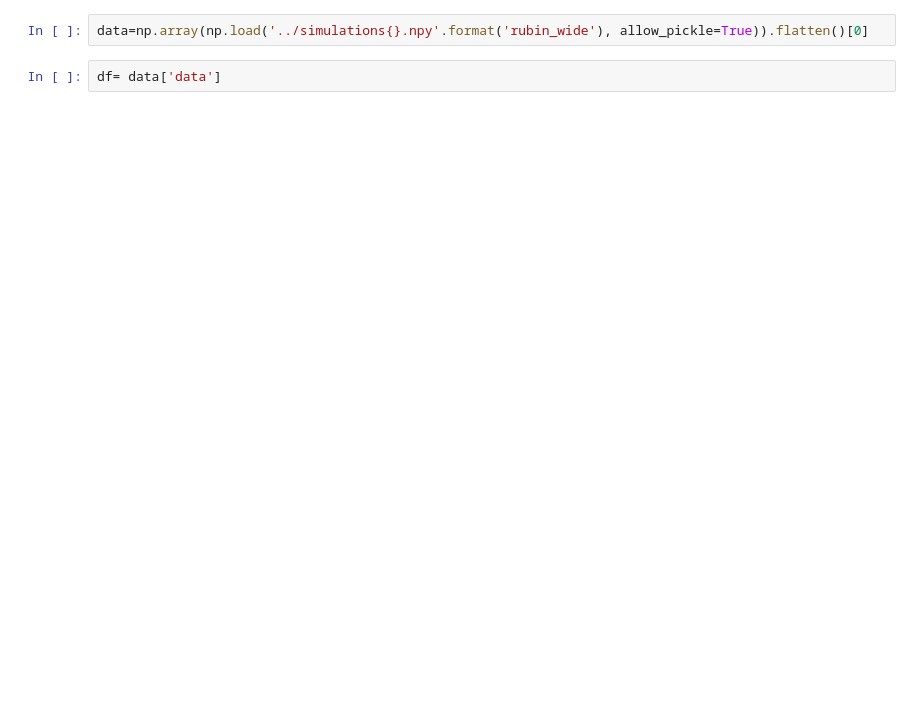
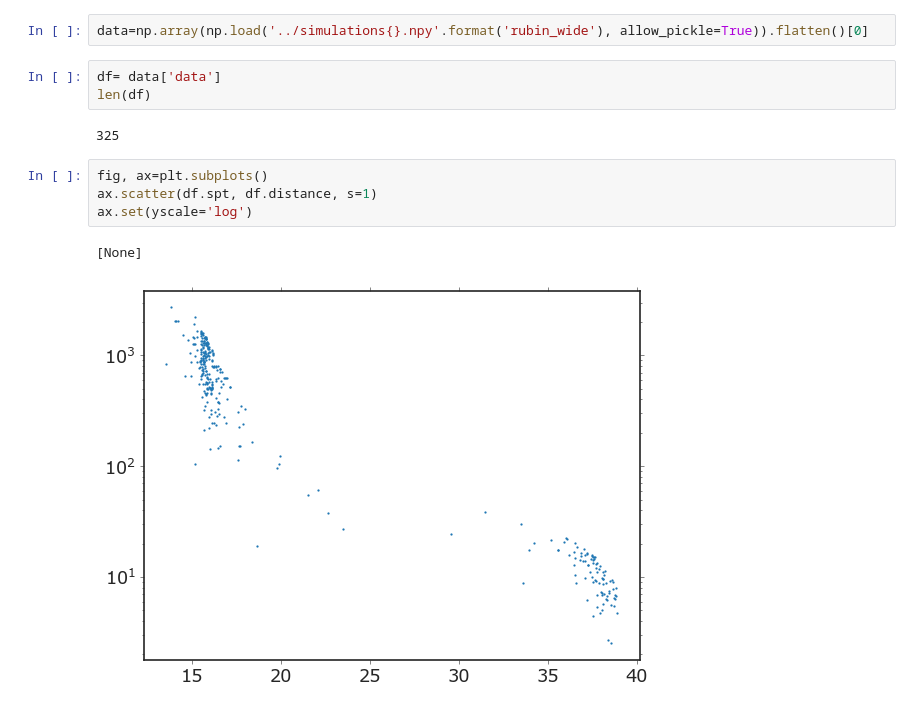
Before and after one commit to caganze/lsstsims, a Jupyter notebook: notebooks/LSST.ipynb, the cells around one changed output. Drawn from its saved outputs; the diff is of its cells as text; blank space fills up the shorter version.

```diff
--- a/notebooks/LSST.ipynb
+++ b/notebooks/LSST.ipynb
@@ -27,6 +19,16 @@ Please report any errors are feature requests to our github page, https://github
 data=np.array(np.load('../simulations{}.npy'.format('rubin_wide'), allow_pickle=True)).flatten()[0]
 # %%
 df= data['data']
+len(df)
+# %% [output]
+325
+# %%
+fig, ax=plt.subplots()
+ax.scatter(df.spt, df.distance, s=1)
+ax.set(yscale='log')
+# %% [output]
+[None]
+[figure, added]
 # %%
 fig, ax=plt.subplots()
 ax.scatter(df.LSST_G-df.LSST_R, df.LSST_I-df.LSST_Z, s=1)
```
Also changed, not shown: parts of 5 cells of this notebook, 2 other files.
